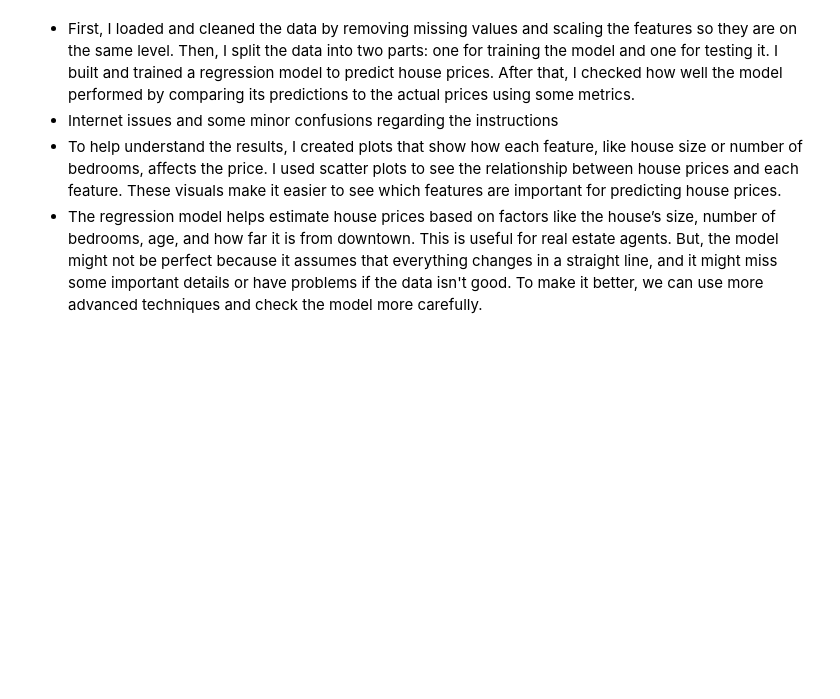
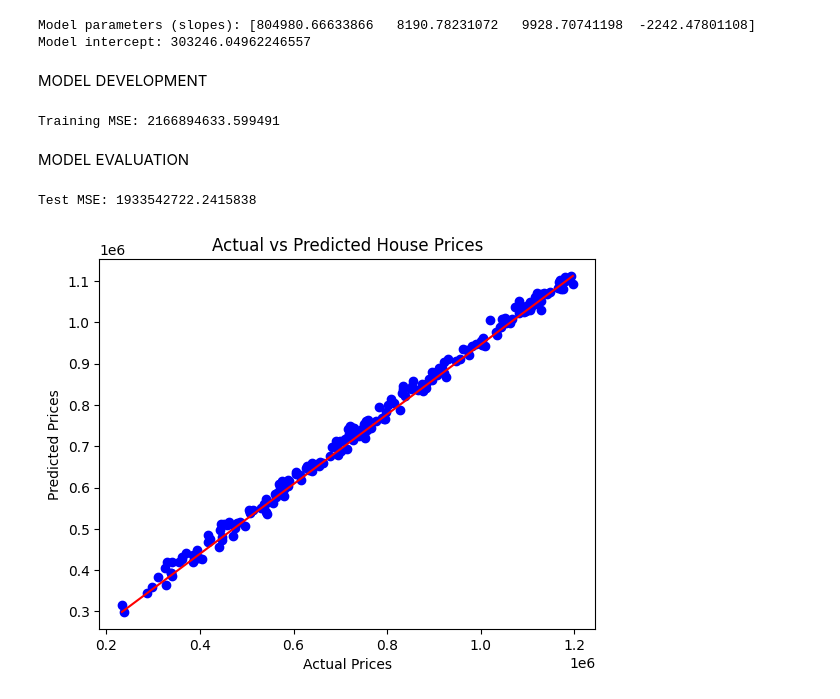
Before and after one commit to Iamtol2/CCST-102, a Jupyter notebook: 3A_VELINA_EXER1.ipynb, the cells around one changed output. Drawn from its saved outputs; the diff is of its cells as text; code cells hidden in the pictures; blank space fills up the shorter version.

```diff
--- a/3A_VELINA_EXER1.ipynb
+++ b/3A_VELINA_EXER1.ipynb
@@ -14,3 +10,4 @@ Load the data
 # %%
-df = pd.read_csv('datasets_house_prices.csv')
-df.head()
+data = pd.read_csv("datasets_house_prices.csv")
+print(data.head())
+print(data.isnull().sum())
@@ -53,6 +65,3 @@ Normalize/Standardize Data
 # %%
-X = df[['Size (sqft)', 'Bedrooms', 'Age', 'Proximity to Downtown (miles)']]
-y = df['Price']
-
-scaler = StandardScaler()
-X_scaled = scaler.fit_transform(X)
+X = data[['Size (sqft)', 'Bedrooms', 'Age', 'Proximity to Downtown (miles)']].values
+y = data['Price'].values
@@ -97,7 +68,45 @@ REPORT
-# %% [markdown]
-
-
-*   First, I loaded and cleaned the data by removing missing values and scaling the features so they are on the same level. Then, I split the data into two parts: one for training the model and one for testing it. I built and trained a regression model to predict house prices. After that, I checked how well the model performed by comparing its predictions to the actual prices using some metrics.
-*   Internet issues and some minor confusions regarding the instructions
-*   To help understand the results, I created plots that show how each feature, like house size or number of bedrooms, affects the price. I used scatter plots to see the relationship between house prices and each feature. These visuals make it easier to see which features are important for predicting house prices.
-*   The regression model helps estimate house prices based on factors like the house’s size, number of bedrooms, age, and how far it is from downtown. This is useful for real estate agents. But, the model might not be perfect because it assumes that everything changes in a straight line, and it might miss some important details or have problems if the data isn't good. To make it better, we can use more advanced techniques and check the model more carefully.
+# %%
+theta, bias = linear_regression(X, y)
+
+print(f"Model parameters (slopes): {theta}")
+print(f"Model intercept: {bias}")
+# %% [output]
+Model parameters (slopes): [804980.66633866   8190.78231072   9928.70741198  -2242.47801108]
+Model intercept: 303246.04962246557
+# %% [markdown]
+MODEL DEVELOPMENT
+# %%
+X_train, X_test, y_train, y_test = train_test_split(X, y, test_size=0.2, random_state=42)
+
+theta_train, bias_train = linear_regression(X_train, y_train)
+
+def predict(X, theta, bias):
+    return np.dot(X, theta) + bias
+
+
+y_train_pred = predict(X_train, theta_train, bias_train)
+
+
+mse_train = np.mean((y_train - y_train_pred) ** 2)
+print(f"Training MSE: {mse_train}")
+# %% [output]
+Training MSE: 2166894633.599491
+# %% [markdown]
+MODEL EVALUATION
+# %%
+y_test_pred = predict(X_test, theta_train, bias_train)
+
+
+mse_test = np.mean((y_test - y_test_pred) ** 2)
+print(f"Test MSE: {mse_test}")
+
+
+plt.scatter(y_test, y_test_pred, color='blue')
+plt.plot([min(y_test), max(y_test)], [min(y_test_pred), max(y_test_pred)], color='red')
+plt.xlabel('Actual Prices')
+plt.ylabel('Predicted Prices')
+plt.title('Actual vs Predicted House Prices')
+plt.show()
+# %% [output]
+Test MSE: 1933542722.2415838
+[figure, added]
```
Also changed, not shown: parts of 21 cells of this notebook.
